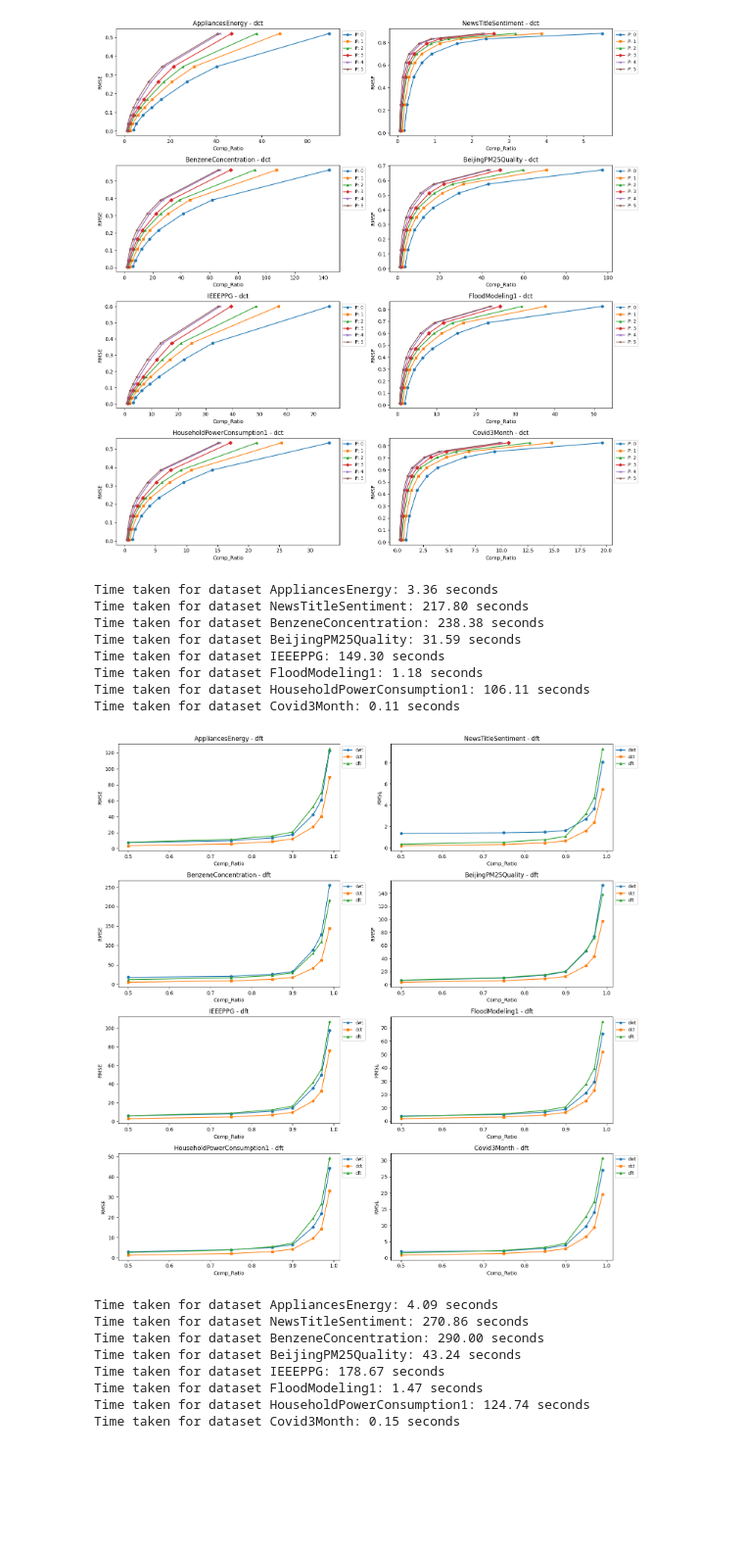
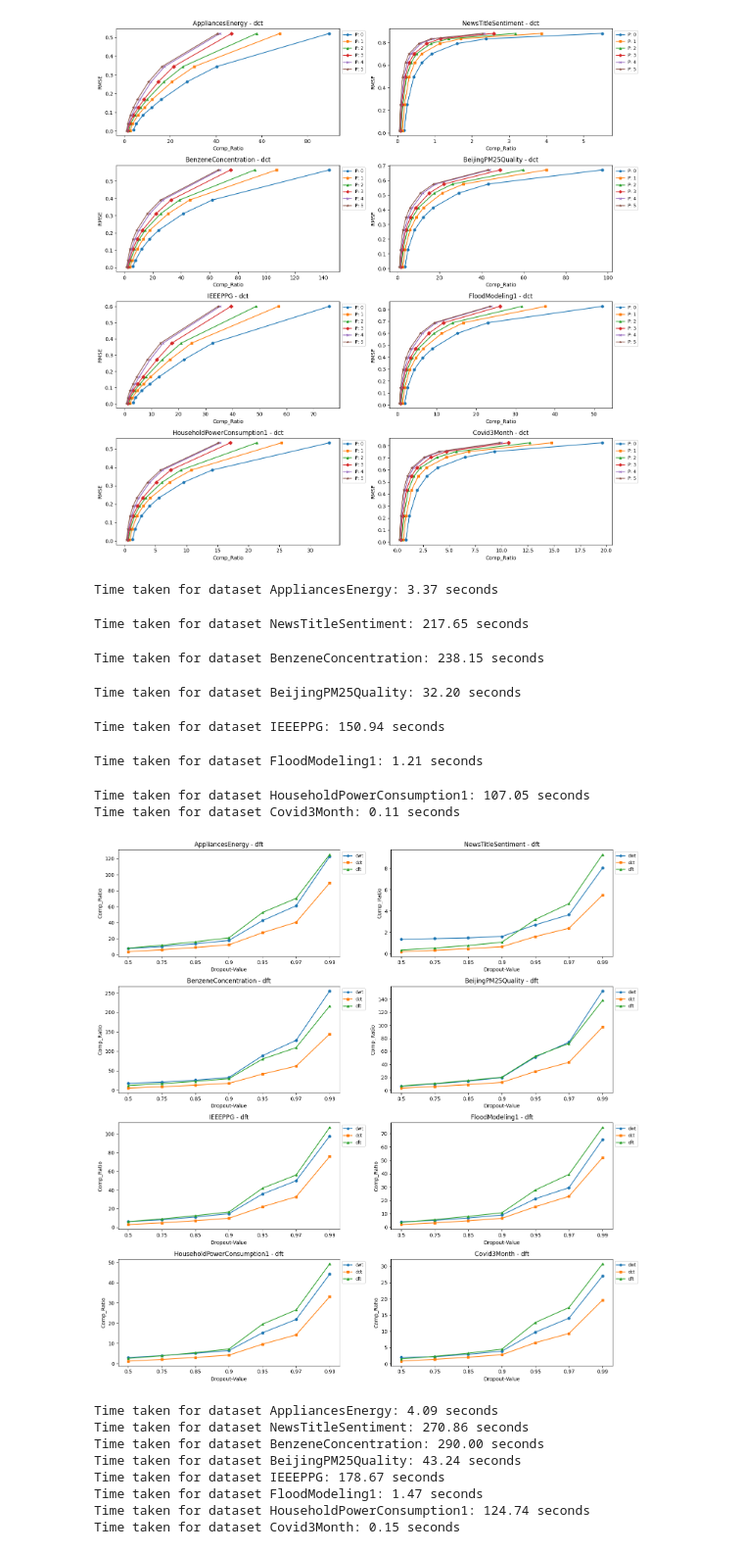
Before and after one commit to Terma9/TSER_Compression, a Jupyter notebook: TSER Code/Quantization Study.ipynb, the cells around one changed output. Shown at 98% size. Drawn from its saved outputs; the diff is of its cells as text; code cells hidden in the pictures; blank space fills up the shorter version.

```diff
--- a/TSER Code/Quantization Study.ipynb
+++ b/TSER Code/Quantization Study.ipynb
@@ -132,7 +132,7 @@ Time taken for dataset Covid3Month: 0.38 seconds
 markers = ['o', 's', '^', 'D', 'x', '*', 'p', 'h', '+', 'v']
 dropout_values = [0.5, 0.75, 0.85, 0.9, 0.95, 0.97, 0.99]
 compression_types =["dwt", "dct", "dft"]
-
+custom_x_ticks = np.arange(len(dropout_values))
 
 
 plt.figure(figsize=(15, 15))  # Adjust the width and height as needed
@@ -147,43 +147,44 @@ for subplot_id, dataset_path in enumerate(all_datasets):
     for compression_type in compression_types:
 
 
         comp_ratios = np.empty_like(dropout_values)
 
         for i,step in enumerate(dropout_values):
             # Get CompRatio
             array_flatdim = compress_dataset(dataset_array.copy(), dataset_id, andDecompress= False, compression_type=compression_type, compression_param=step)
             comp_ratios[i] = calculateCompRatio(dataset_array, array_flatdim)
 
             #comp_ratios[i] = np.random.rand()
 
 
         marker_style = markers[m_idx]
         m_idx = m_idx + 1
-        plt.plot(dropout_values, comp_ratios, markersize=5, marker=marker_style, label=f"{compression_type}")
+        plt.plot(custom_x_ticks, comp_ratios, markersize=5, marker=marker_style, label=f"{compression_type}")
 
     plt.xlabel("Dropout-Value")
     plt.ylabel("Comp_Ratio")
     plt.title(f"{dataset_id} - {compression_type}")
+    plt.xticks(custom_x_ticks, dropout_values)
     plt.legend(fontsize="small", loc='upper left', bbox_to_anchor=(1, 1), markerscale=0.8)
 
     end_time = time.time()
     print(f"Time taken for dataset {dataset_id}: {end_time - start_time:.2f} seconds")
 
 
 plt.tight_layout()
 
 
 plt.show()
 # %% [output]
-Time taken for dataset AppliancesEnergy: 3.36 seconds
-Time taken for dataset NewsTitleSentiment: 217.80 seconds
-Time taken for dataset BenzeneConcentration: 238.38 seconds
-Time taken for dataset BeijingPM25Quality: 31.59 seconds
-Time taken for dataset IEEEPPG: 149.30 seconds
-Time taken for dataset FloodModeling1: 1.18 seconds
-Time taken for dataset HouseholdPowerConsumption1: 106.11 seconds
-Time taken for dataset Covid3Month: 0.11 seconds
+Time taken for dataset AppliancesEnergy: 3.37 seconds
+Time taken for dataset NewsTitleSentiment: 217.65 seconds
+Time taken for dataset BenzeneConcentration: 238.15 seconds
+Time taken for dataset BeijingPM25Quality: 32.20 seconds
+Time taken for dataset IEEEPPG: 150.94 seconds
+Time taken for dataset FloodModeling1: 1.21 seconds
+Time taken for dataset HouseholdPowerConsumption1: 107.05 seconds
+Time taken for dataset Covid3Month: 0.11 seconds
-[figure, old version]
+[figure, new version]
 # %%
 # Calculate Comp_ratio vs. RMSE
 
```
Also changed, not shown: 1 other file.
